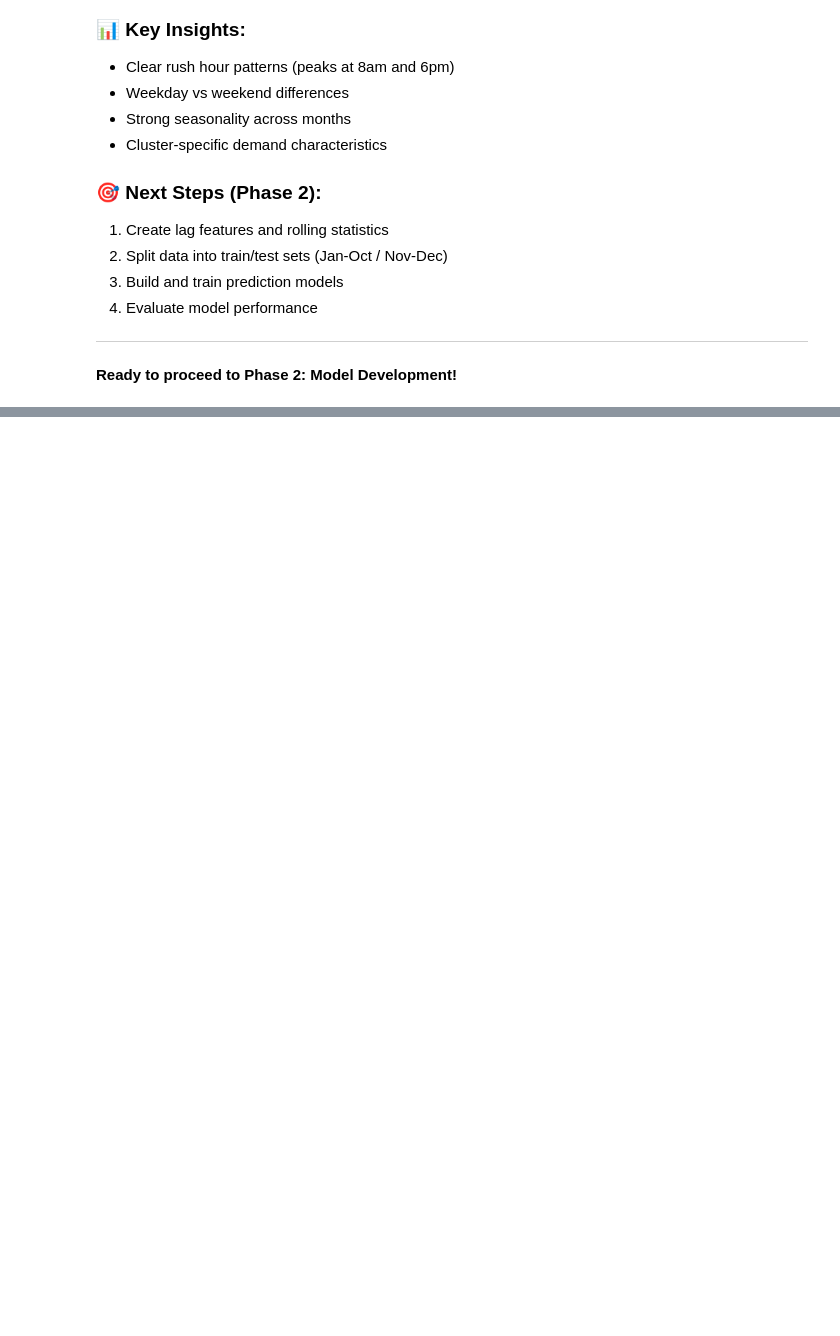
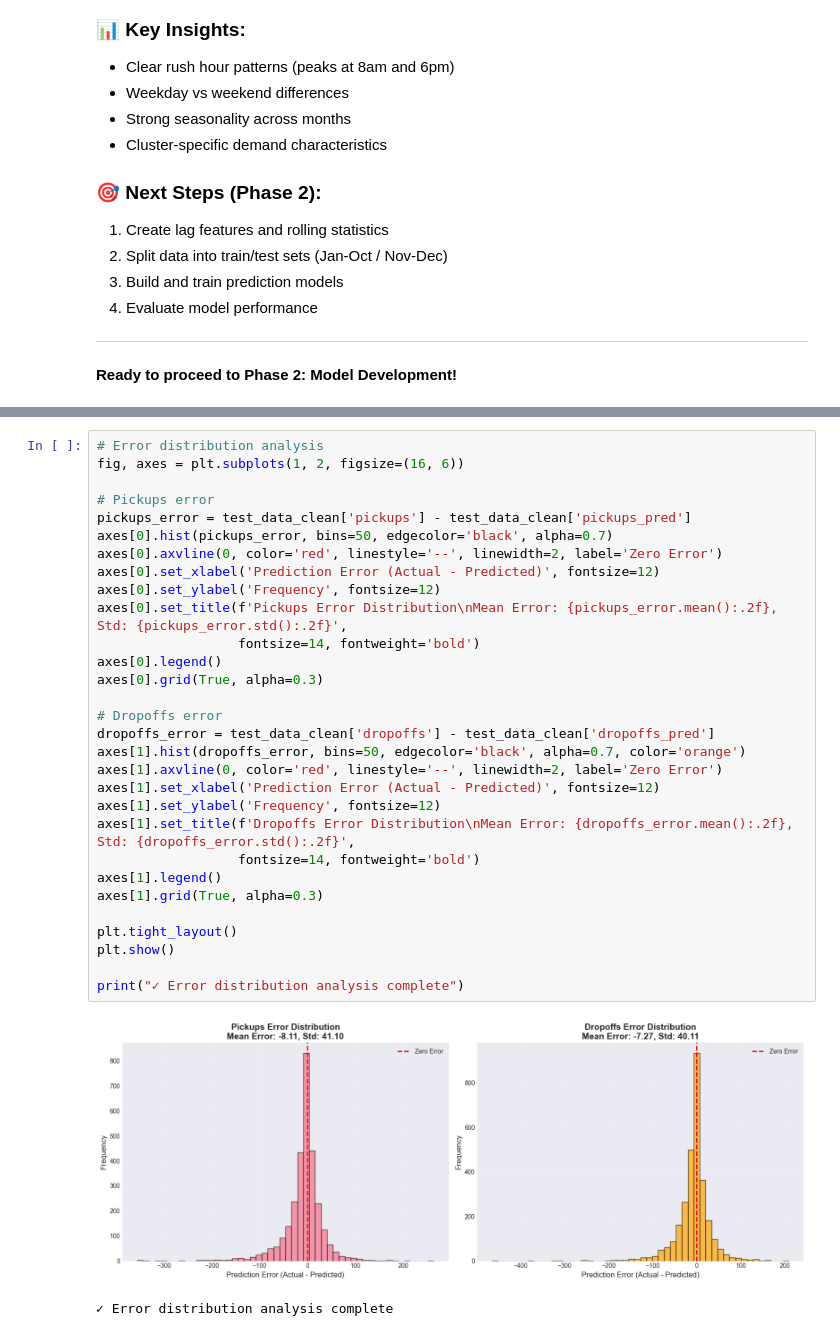
Before and after one commit to dtukrelle/Analysis-of-NY-Citi-Bike-stations, a Jupyter notebook: task2_demand_prediction.ipynb, the cells around one changed output, grey strips where cells are left out. Saved outputs shown, nothing was run; the diff lists cells and outputs as text; blank space fills up the shorter version.

```diff
--- a/task2_demand_prediction.ipynb
+++ b/task2_demand_prediction.ipynb
@@ -707,0 +1429,33 @@ print(f"  - Total dropoffs: {demand['dropoffs'].sum():,}")
+# %%
+# Error distribution analysis
+fig, axes = plt.subplots(1, 2, figsize=(16, 6))
+
+# Pickups error
+pickups_error = test_data_clean['pickups'] - test_data_clean['pickups_pred']
+axes[0].hist(pickups_error, bins=50, edgecolor='black', alpha=0.7)
+axes[0].axvline(0, color='red', linestyle='--', linewidth=2, label='Zero Error')
+axes[0].set_xlabel('Prediction Error (Actual - Predicted)', fontsize=12)
+axes[0].set_ylabel('Frequency', fontsize=12)
+axes[0].set_title(f'Pickups Error Distribution\nMean Error: {pickups_error.mean():.2f}, Std: {pickups_error.std():.2f}',
+                  fontsize=14, fontweight='bold')
+axes[0].legend()
+axes[0].grid(True, alpha=0.3)
+
+# Dropoffs error
+dropoffs_error = test_data_clean['dropoffs'] - test_data_clean['dropoffs_pred']
+axes[1].hist(dropoffs_error, bins=50, edgecolor='black', alpha=0.7, color='orange')
+axes[1].axvline(0, color='red', linestyle='--', linewidth=2, label='Zero Error')
+axes[1].set_xlabel('Prediction Error (Actual - Predicted)', fontsize=12)
+axes[1].set_ylabel('Frequency', fontsize=12)
+axes[1].set_title(f'Dropoffs Error Distribution\nMean Error: {dropoffs_error.mean():.2f}, Std: {dropoffs_error.std():.2f}',
+                  fontsize=14, fontweight='bold')
+axes[1].legend()
+axes[1].grid(True, alpha=0.3)
+
+plt.tight_layout()
+plt.show()
+
+print("✓ Error distribution analysis complete")
+# %% [output]
+[figure, added]
+✓ Error distribution analysis complete
```
Also changed, not shown: parts of 38 cells of this notebook.
